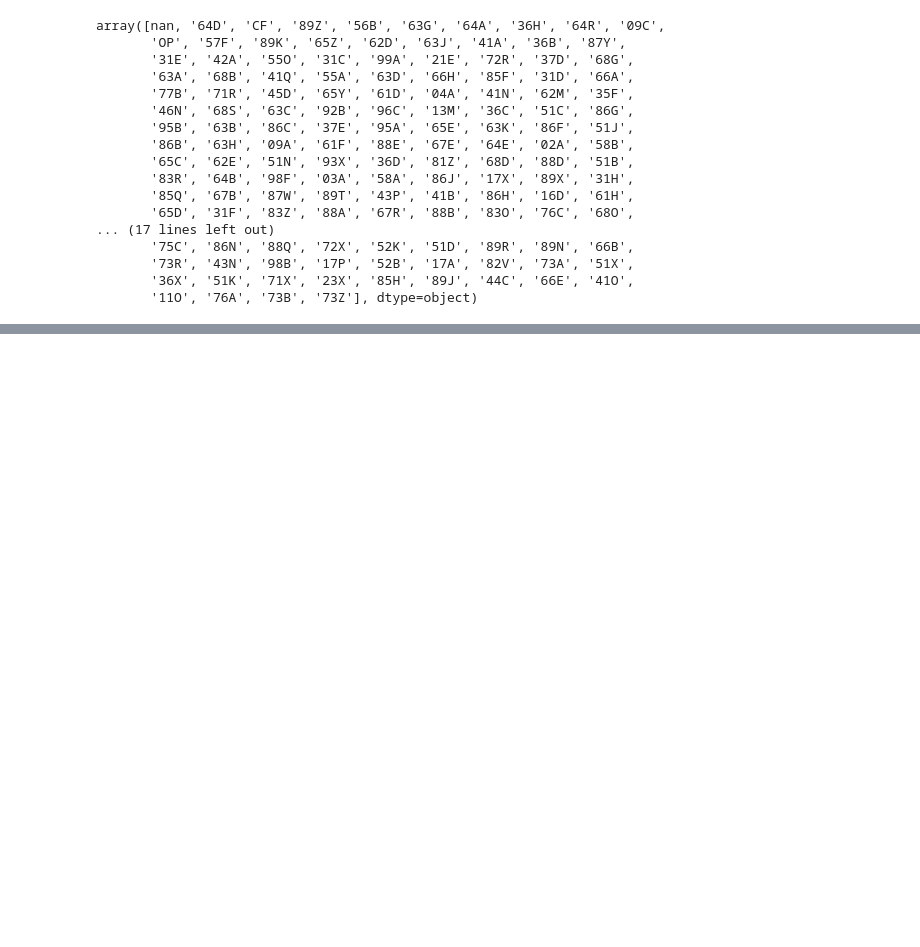
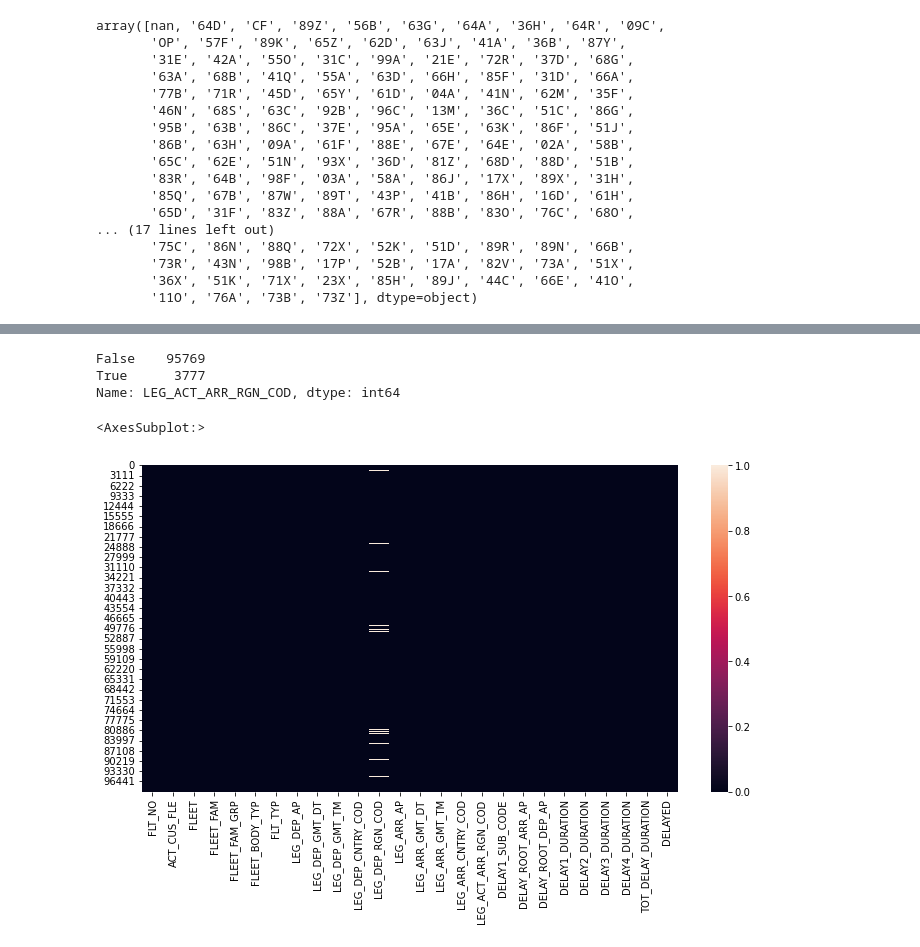
Before and after one commit to zhrballi/thy-kargo-tehir, a Jupyter notebook: kargotehirtahmin.ipynb, the cells around one changed output, grey strips where cells are left out. Drawn from its saved outputs; the diff is of its cells as text; code cells hidden in the pictures; blank space fills up the shorter version.

```diff
--- a/kargotehirtahmin.ipynb
+++ b/kargotehirtahmin.ipynb
@@ -207,0 +437,14 @@ array(['ND', 'GN', 'CF', 'OP'], dtype=object)
+# %%
+df["LEG_ACT_ARR_RGN_COD"].isna().value_counts()
+# %% [output]
+False    95769
+True      3777
+Name: LEG_ACT_ARR_RGN_COD, dtype: int64
+# %%
+df["LEG_ACT_ARR_RGN_COD"]=df["LEG_ACT_ARR_RGN_COD"].replace(np.NAN,"DO")
+# %%
+plt.figure(figsize=(12,6))
+sns.heatmap(df.isna())
+# %% [output]
+<AxesSubplot:>
+[figure, added]
```
Also changed, not shown: parts of 82 cells of this notebook.
